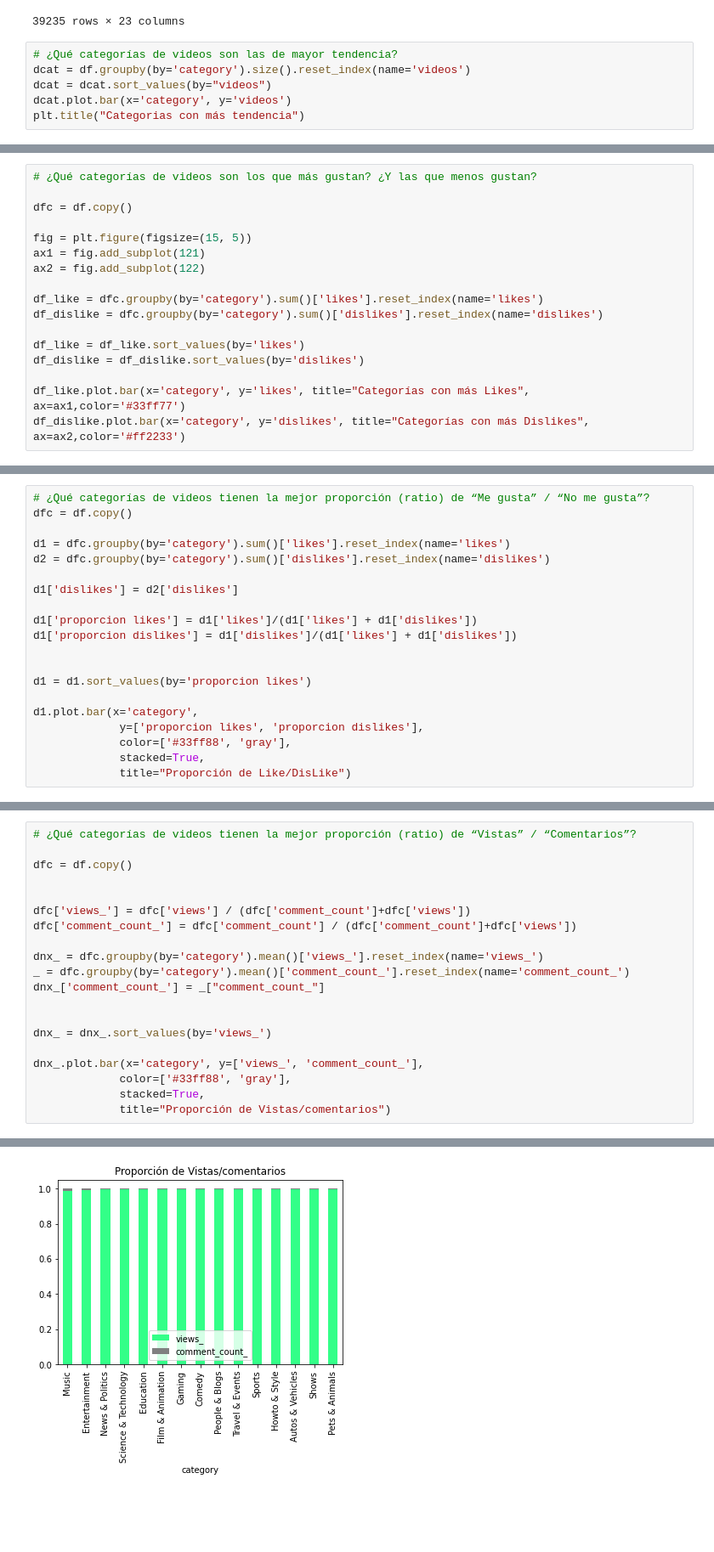
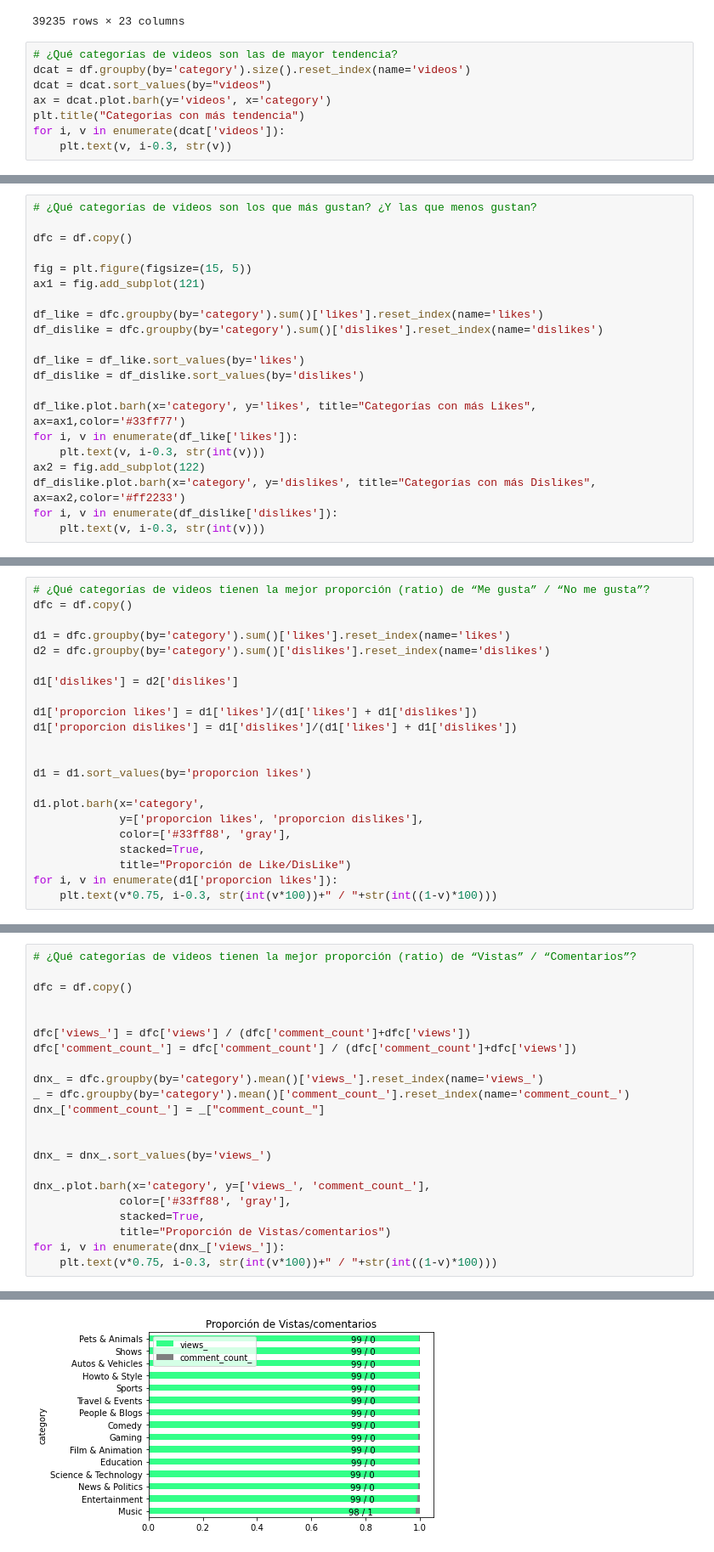
Before and after one commit to GGonzalesD/EB-2021-1-CC51, a Jupyter notebook: code/TF_Administracion_de_la_informacion_2.ipynb, the cells around one changed output, grey strips where cells are left out. Shown at 85% size. Drawn from its saved outputs; the diff is of its cells as text; blank space fills up the shorter version.

```diff
--- a/code/TF_Administracion_de_la_informacion_2.ipynb
+++ b/code/TF_Administracion_de_la_informacion_2.ipynb
@@ -37,6 +37,8 @@ df
 # ¿Qué categorías de videos son las de mayor tendencia?
 dcat = df.groupby(by='category').size().reset_index(name='videos')
 dcat = dcat.sort_values(by="videos")
-dcat.plot.bar(x='category', y='videos')
+ax = dcat.plot.barh(y='videos', x='category')
 plt.title("Categorias con más tendencia")
+for i, v in enumerate(dcat['videos']):
+    plt.text(v, i-0.3, str(v))
 # %% [output]
@@ -49,7 +50,6 @@ dfc = df.copy()
 
 fig = plt.figure(figsize=(15, 5))
 ax1 = fig.add_subplot(121)
-ax2 = fig.add_subplot(122)
 
 df_like = dfc.groupby(by='category').sum()['likes'].reset_index(name='likes')
 df_dislike = dfc.groupby(by='category').sum()['dislikes'].reset_index(name='dislikes')
@@ -57,6 +57,11 @@ df_dislike = dfc.groupby(by='category').sum()['dislikes'].reset_index(name='disl
 df_like = df_like.sort_values(by='likes')
 df_dislike = df_dislike.sort_values(by='dislikes')
 
-df_like.plot.bar(x='category', y='likes', title="Categorías con más Likes", ax=ax1,color='#33ff77')
-df_dislike.plot.bar(x='category', y='dislikes', title="Categorías con más Dislikes", ax=ax2,color='#ff2233')
+df_like.plot.barh(x='category', y='likes', title="Categorías con más Likes", ax=ax1,color='#33ff77')
+for i, v in enumerate(df_like['likes']):
+    plt.text(v, i-0.3, str(int(v)))
+ax2 = fig.add_subplot(122)
+df_dislike.plot.barh(x='category', y='dislikes', title="Categorías con más Dislikes", ax=ax2,color='#ff2233')
+for i, v in enumerate(df_dislike['dislikes']):
+    plt.text(v, i-0.3, str(int(v)))
 # %% [output]
@@ -77,9 +81,11 @@ d1['proporcion dislikes'] = d1['dislikes']/(d1['likes'] + d1['dislikes'])
 
 d1 = d1.sort_values(by='proporcion likes')
 
-d1.plot.bar(x='category',
+d1.plot.barh(x='category',
              y=['proporcion likes', 'proporcion dislikes'],
              color=['#33ff88', 'gray'],
              stacked=True,
              title="Proporción de Like/DisLike")
+for i, v in enumerate(d1['proporcion likes']):
+    plt.text(v*0.75, i-0.3, str(int(v*100))+" / "+str(int((1-v)*100)))
 # %% [output]
@@ -101,8 +106,10 @@ dnx_['comment_count_'] = _["comment_count_"]
 
 dnx_ = dnx_.sort_values(by='views_')
 
-dnx_.plot.bar(x='category', y=['views_', 'comment_count_'],
+dnx_.plot.barh(x='category', y=['views_', 'comment_count_'],
              color=['#33ff88', 'gray'],
              stacked=True,
              title="Proporción de Vistas/comentarios")
+for i, v in enumerate(dnx_['views_']):
+    plt.text(v*0.75, i-0.3, str(int(v*100))+" / "+str(int((1-v)*100)))
 # %% [output]
@@ -110,4 +116,4 @@ dnx_.plot.bar(x='category', y=['views_', 'comment_count_'],
-[figure, old version]
+[figure, new version]
 # %%
 # ¿Cómo ha cambiado el volumen de los videos en tendencia a lo largo del tiempo?
 
```
Also changed, not shown: parts of 10 cells of this notebook.
